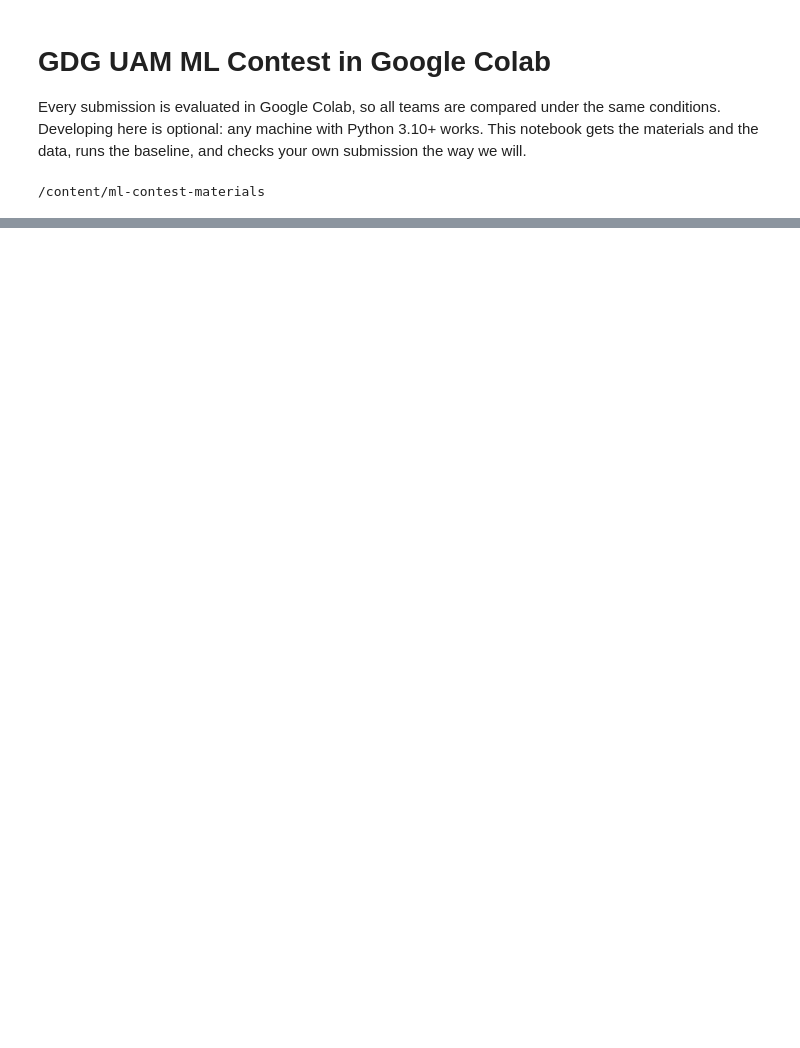
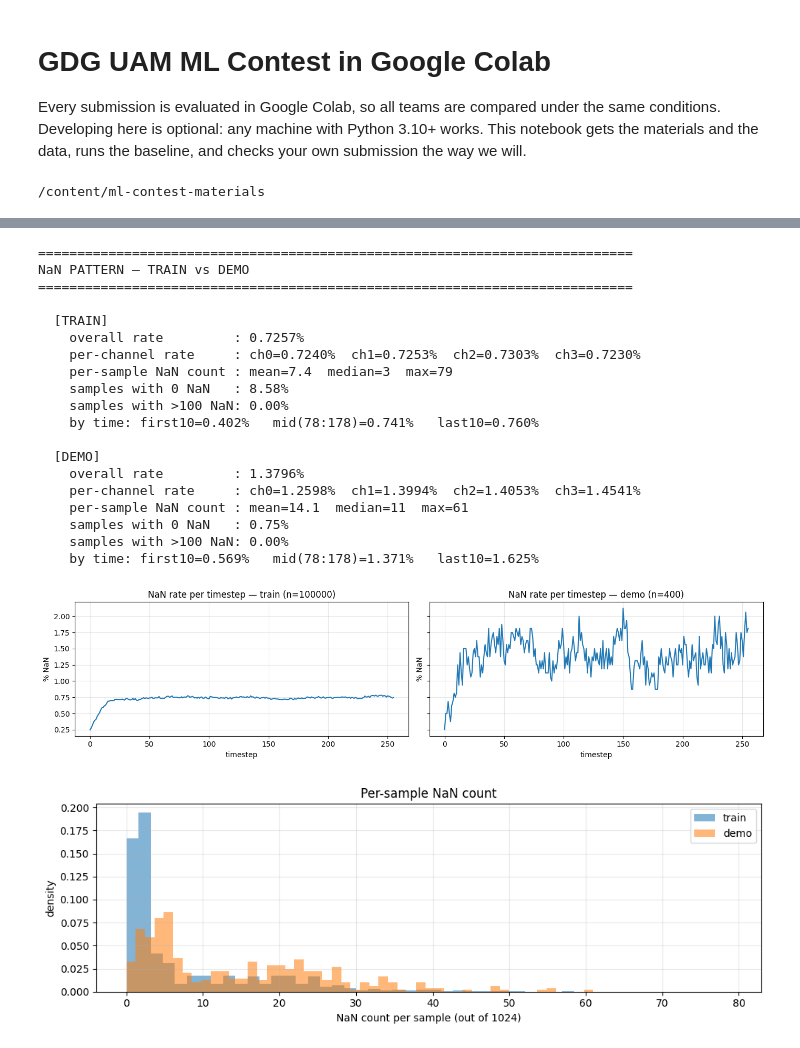
Before and after one commit to Christian-m23/ml-contest-gdguam, a Jupyter notebook: colab.ipynb, the cells around one changed output, grey strips where cells are left out. Drawn from its saved outputs; the diff is of its cells as text; code cells hidden in the pictures; blank space fills up the shorter version.

```diff
--- a/colab.ipynb
+++ b/colab.ipynb
@@ -150,0 +240,67 @@ ModuleNotFoundError: No module named 'competition_api'
+# %%
+# BLOCK 4 — NaN fraction and pattern.
+# Prints overall rate, per-channel, per-sample stats, and rate by time position.
+# Plots: (a) NaN rate per timestep, train vs demo; (b) histogram of per-sample NaN count.
+
+import matplotlib.pyplot as plt
+
+def nan_pattern(train, test):
+    print("=" * 76)
+    print("NaN PATTERN — TRAIN vs DEMO")
+    print("=" * 76)
+    for name, ds in [("TRAIN", train), ("DEMO", test)]:
+        m = np.isnan(ds.series)
+        per_sample = m.reshape(len(ds), -1).sum(1)
+        per_time = m.mean(axis=(0, 1)) * 100
+        print(f"\n  [{name}]")
+        print(f"    overall rate         : {m.mean()*100:.4f}%")
+        print(f"    per-channel rate     : " + "  ".join(
+            f"ch{c}={m[:, c, :].mean()*100:.4f}%" for c in range(4)))
+        print(f"    per-sample NaN count : mean={per_sample.mean():.1f}  "
+              f"median={np.median(per_sample):.0f}  max={per_sample.max()}")
+        print(f"    samples with 0 NaN   : {(per_sample == 0).mean()*100:.2f}%")
+        print(f"    samples with >100 NaN: {(per_sample > 100).mean()*100:.2f}%")
+        print(f"    by time: first10={per_time[:10].mean():.3f}%   "
+              f"mid(78:178)={per_time[78:178].mean():.3f}%   "
+              f"last10={per_time[-10:].mean():.3f}%")
+
+    fig, axes = plt.subplots(1, 2, figsize=(14, 3.5), sharey=True)
+    for ax, (name, ds) in zip(axes, [("train", train), ("demo", test)]):
+        pt = np.isnan(ds.series).mean(axis=(0, 1)) * 100
+        ax.plot(pt)
+        ax.set_title(f"NaN rate per timestep — {name} (n={len(ds)})")
+        ax.set_xlabel("timestep"); ax.set_ylabel("% NaN"); ax.grid(alpha=0.3)
+    plt.tight_layout(); plt.show()
+
+    fig, ax = plt.subplots(figsize=(10, 3.5))
+    for name, ds, c in [("train", train, "C0"), ("demo", test, "C1")]:
+        ps = np.isnan(ds.series).reshape(len(ds), -1).sum(1)
+        ax.hist(ps, bins=50, alpha=0.55, label=name, color=c, density=True)
+    ax.set_xlabel("NaN count per sample (out of 1024)")
+    ax.set_ylabel("density"); ax.set_title("Per-sample NaN count")
+    ax.legend(); ax.grid(alpha=0.3)
+    plt.tight_layout(); plt.show()
+
+nan_pattern(train, test)
+# %% [output]
+============================================================================
+NaN PATTERN — TRAIN vs DEMO
+============================================================================
+
+  [TRAIN]
+    overall rate         : 0.7257%
+    per-channel rate     : ch0=0.7240%  ch1=0.7253%  ch2=0.7303%  ch3=0.7230%
+    per-sample NaN count : mean=7.4  median=3  max=79
+    samples with 0 NaN   : 8.58%
+    samples with >100 NaN: 0.00%
+    by time: first10=0.402%   mid(78:178)=0.741%   last10=0.760%
+
+  [DEMO]
+    overall rate         : 1.3796%
+    per-channel rate     : ch0=1.2598%  ch1=1.3994%  ch2=1.4053%  ch3=1.4541%
+    per-sample NaN count : mean=14.1  median=11  max=61
+    samples with 0 NaN   : 0.75%
+    samples with >100 NaN: 0.00%
+    by time: first10=0.569%   mid(78:178)=1.371%   last10=1.625%
+[figure, added]
+[figure, added]
```
Also changed, not shown: parts of 13 cells of this notebook.
